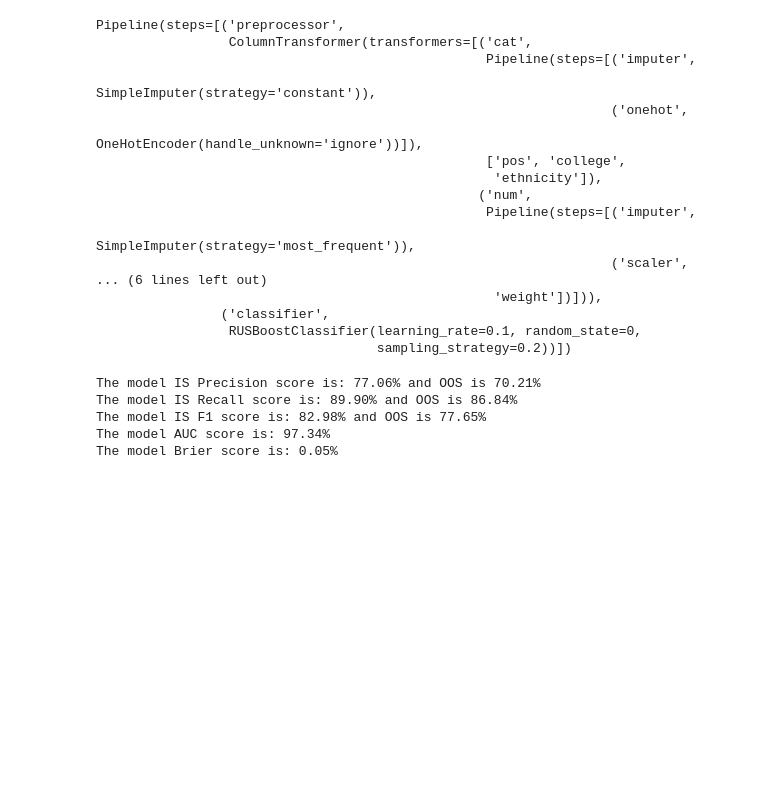
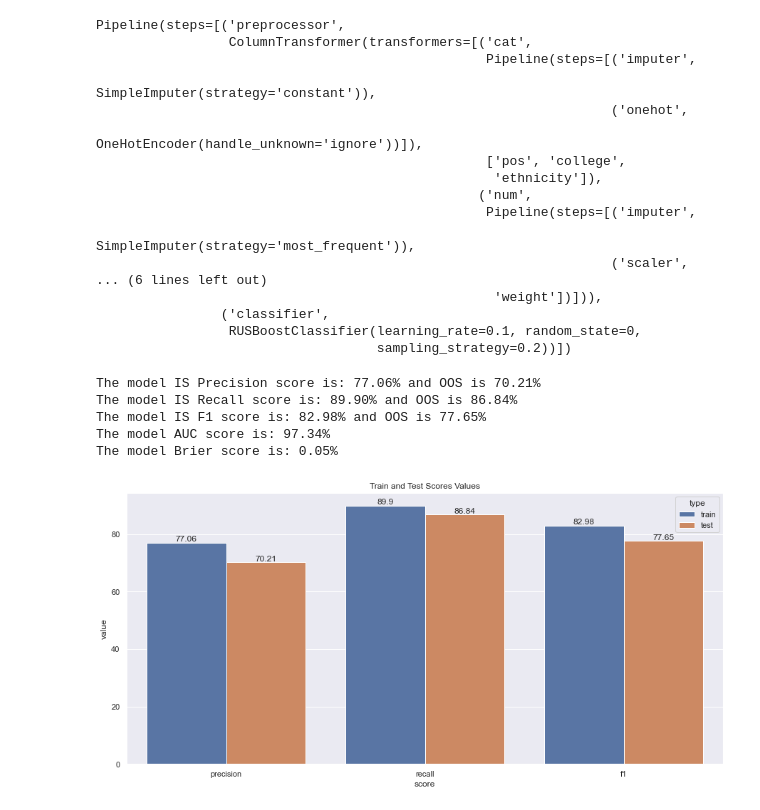
Before and after one commit to AlfredoCinelli/Imbalance_Classification, a Jupyter notebook: model/classification_.ipynb, the cells around one changed output. Saved outputs shown, nothing was run; the diff lists cells and outputs as text; code cells hidden in the pictures; blank space fills up the shorter version.

```diff
--- a/model/classification_.ipynb
+++ b/model/classification_.ipynb
@@ -420,26 +404,39 @@ Pipeline(steps=[('preprocessor',
                 ('classifier',
                  RUSBoostClassifier(learning_rate=0.1, random_state=0,
                                     sampling_strategy=0.2))])
-# %%
-# Get the metrics of the model
-
-y_pred = mdl_rus.predict(X_test)
-y_train_pr = mdl_rus.predict(X_train)
-proba = mdl_rus.predict_proba(X_test)
-
-print(f'The model IS Precision score is: {100*precision_score(y_true=y_train, y_pred=y_train_pr) :.2f}% and OOS is {100*precision_score(y_true=y_test, y_pred=y_pred) :.2f}%')
-print(f'The model IS Recall score is: {100*recall_score(y_true=y_train, y_pred=y_train_pr) :.2f}% and OOS is {100*recall_score(y_true=y_test, y_pred=y_pred) :.2f}%')
-print(f'The model IS F1 score is: {100*f1_score(y_true=y_train, y_pred=y_train_pr) :.2f}% and OOS is {100*f1_score(y_true=y_test, y_pred=y_pred) :.2f}%')
-print(f'The model AUC score is: {100*roc_auc_score(y_test, proba[:, 1]) :.2f}%')
-print(f'The model Brier score is: {brier_score_loss(y_test, proba[:,1]) :.2f}%')
-
-# It can be seen that the model is sharply improved in the test set threshold metrics. Morever, the model is no longer
-# overfitting in the training set, indeed the deterioration of the threshold metrics is lower than 10% which is considered
-# a flag for overfitting (rule of thumb). Furthermore, also the ROC_AUC got better and last but not leas the model is finally
-# well calibrated with a Brier score very close to 0.
-# %% [output]
-The model IS Precision score is: 77.06% and OOS is 70.21%
-The model IS Recall score is: 89.90% and OOS is 86.84%
-The model IS F1 score is: 82.98% and OOS is 77.65%
-The model AUC score is: 97.34%
-The model Brier score is: 0.05%
+# %%
+# Get the metrics of the model
+
+y_pred = mdl_rus.predict(X_test)
+y_train_pr = mdl_rus.predict(X_train)
+proba = mdl_rus.predict_proba(X_test)
+
+pr_is = np.round(100*precision_score(y_true=y_train, y_pred=y_train_pr), 2) # Precision in train set
+pr_os = np.round(100*precision_score(y_true=y_test, y_pred=y_pred), 2) # Precision in test set
+re_is = np.round(100*recall_score(y_true=y_train, y_pred=y_train_pr), 2) # Recall in train set
+re_os = np.round(100*recall_score(y_true=y_test, y_pred=y_pred), 2) # Recall in test set
+f1_is = np.round(100*f1_score(y_true=y_train, y_pred=y_train_pr), 2) # F1 in test set
+f1_os = np.round(100*f1_score(y_true=y_test, y_pred=y_pred), 2) # F1 in test set
+
+print(f'The model IS Precision score is: {pr_is:.2f}% and OOS is {pr_os:.2f}%')
+print(f'The model IS Recall score is: {re_is:.2f}% and OOS is {re_os:.2f}%')
+print(f'The model IS F1 score is: {f1_is:.2f}% and OOS is {f1_os:.2f}%')
+print(f'The model AUC score is: {100*roc_auc_score(y_test, proba[:, 1]) :.2f}%')
+print(f'The model Brier score is: {brier_score_loss(y_test, proba[:,1]) :.2f}%')
+
+rows = [['precision', pr_is, 'train'], ['precision', pr_os, 'test'], ['recall', re_is, 'train'], ['recall', re_os, 'test'],
+['f1', f1_is, 'train'], ['f1', f1_os, 'test']]
+scores = pd.DataFrame(rows, columns=['score', 'value', 'type'])
+fig, ax = plt.subplots()
+fig = sns.barplot(data=scores, x='score', y='value', hue='type')
+fig.bar_label(fig.containers[0])
+fig.bar_label(fig.containers[1])
+plt.title('Train and Test Scores Values')
+pass
+# %% [output]
+The model IS Precision score is: 77.06% and OOS is 70.21%
+The model IS Recall score is: 89.90% and OOS is 86.84%
+The model IS F1 score is: 82.98% and OOS is 77.65%
+The model AUC score is: 97.34%
+The model Brier score is: 0.05%
+[figure, added]
```
Also changed, not shown: parts of 44 cells of this notebook.
